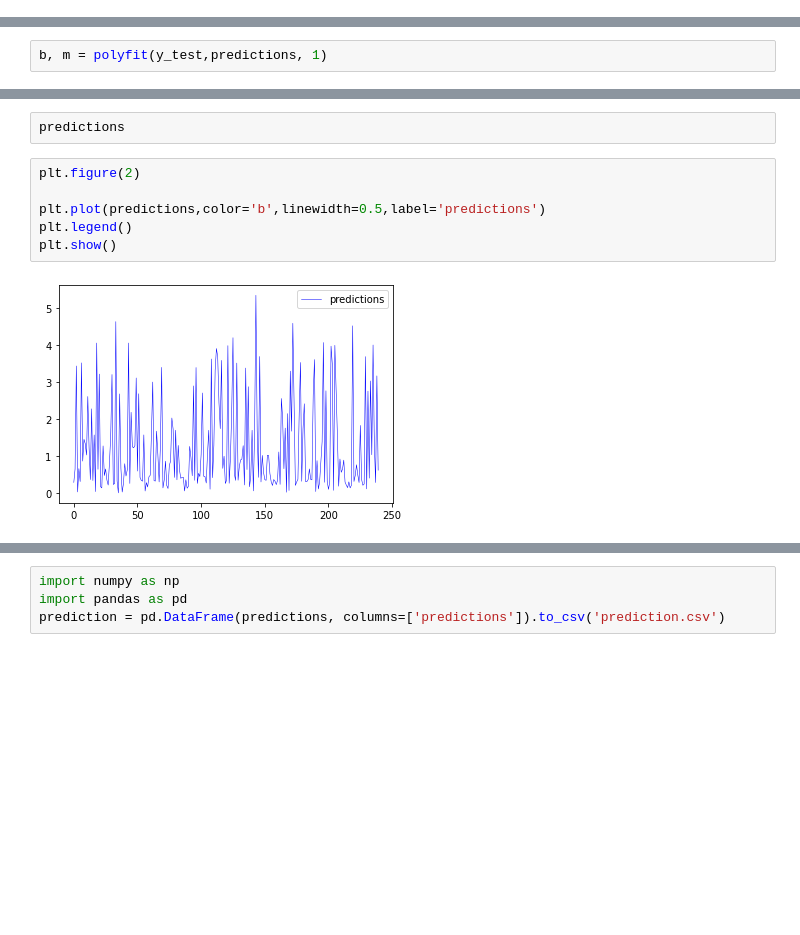
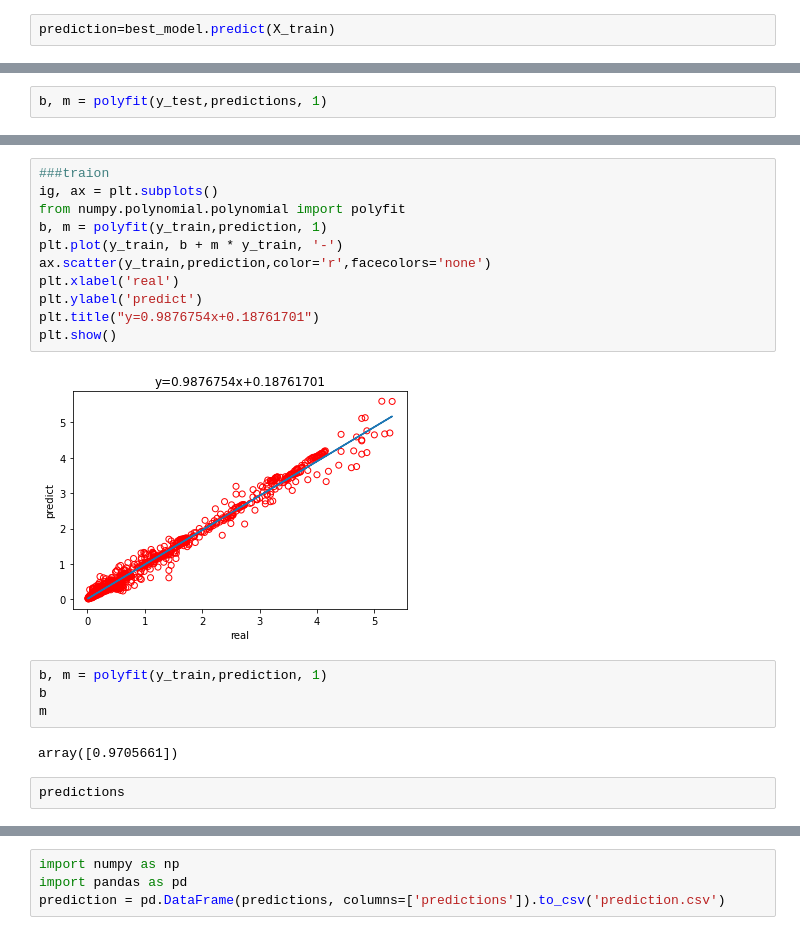
Before and after one commit to Rezaparsazadeh/CO2, a Jupyter notebook: Untitled5_(4).ipynb, the cells around one changed output, grey strips where cells are left out. Drawn from its saved outputs; the diff is of its cells as text; blank space fills up the shorter version.

```diff
--- a/Untitled5_(4).ipynb
+++ b/Untitled5_(4).ipynb
@@ -385,3 +368,5 @@ msle(y_test, best_model.predict(X_test)).numpy()
 predictions=best_model.predict(X_test)
 # %% [output]
 8/8 [==============================] - 0s 2ms/step
+# %%
+prediction=best_model.predict(X_train)
@@ -460,13 +485,24 @@ plt.show()
+# %%
+###traion
+ig, ax = plt.subplots()
+from numpy.polynomial.polynomial import polyfit
+b, m = polyfit(y_train,prediction, 1)
+plt.plot(y_train, b + m * y_train, '-')
+ax.scatter(y_train,prediction,color='r',facecolors='none')
+plt.xlabel('real')
+plt.ylabel('predict')
+plt.title("y=0.9876754x+0.18761701")
+plt.show()
+# %% [output]
+[figure, added]
+# %%
+b, m = polyfit(y_train,prediction, 1)
+b
+m
+# %% [output]
+array([0.9705661])
 # %%
 predictions
-# %%
-plt.figure(2)
-
-plt.plot(predictions,color='b',linewidth=0.5,label='predictions')
-plt.legend()
-plt.show()
-# %% [output]
-[figure, removed]
 # %%
 plt.figure(2)
 plt.plot(y_test,color='r',linewidth=0.5,label='real')
```
Also changed, not shown: parts of 26 cells of this notebook.
